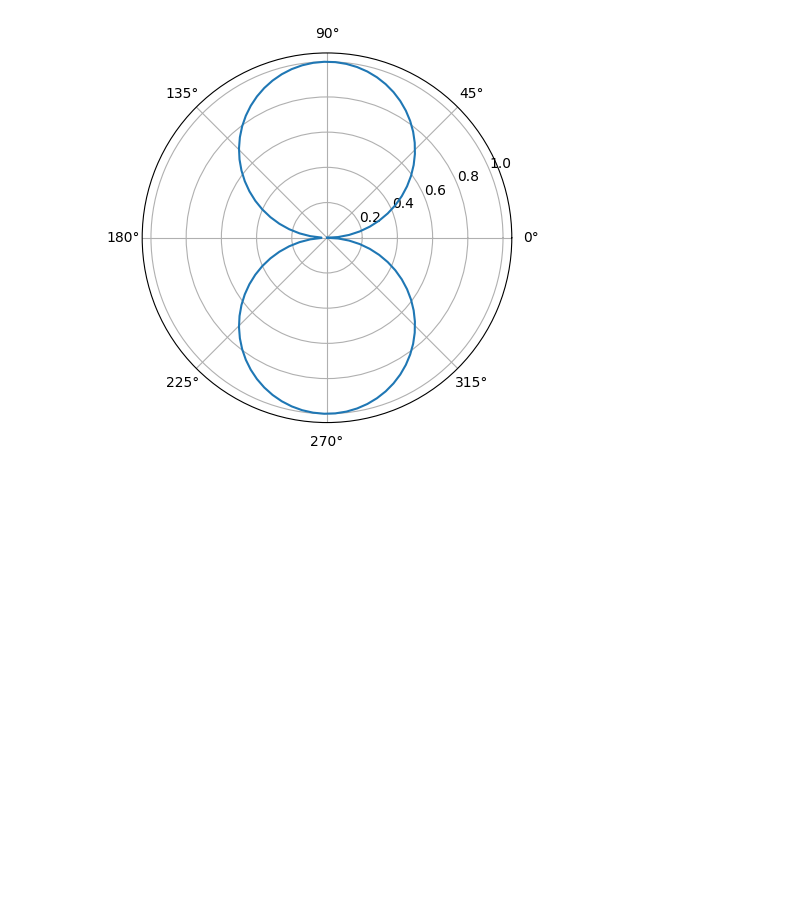
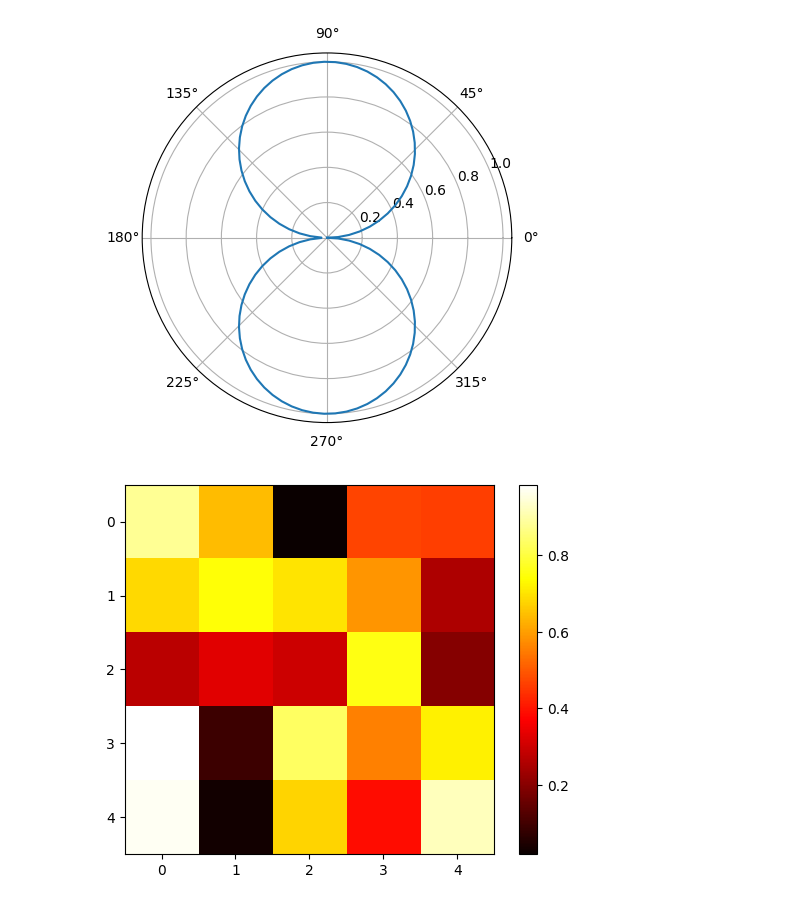
Before and after one commit to MuhammadjonArabov/Python-For-Data-Analytics, a Jupyter notebook: Visualization.ipynb, the cells around one changed output. Saved outputs shown, nothing was run; the diff lists cells and outputs as text; code cells hidden in the pictures; blank space fills up the shorter version.

```diff
--- a/Visualization.ipynb
+++ b/Visualization.ipynb
@@ -274,3 +274,10 @@ plt.polar(theta, r)
 plt.show()
 # %% [output]
 [figure]
+# %%
+data = np.random.rand(5, 5)
+plt.imshow(data, cmap='hot', interpolation='nearest')
+plt.colorbar()
+plt.show()
+# %% [output]
+[figure, added]
```
Also changed, not shown: parts of 1 cell of this notebook.
